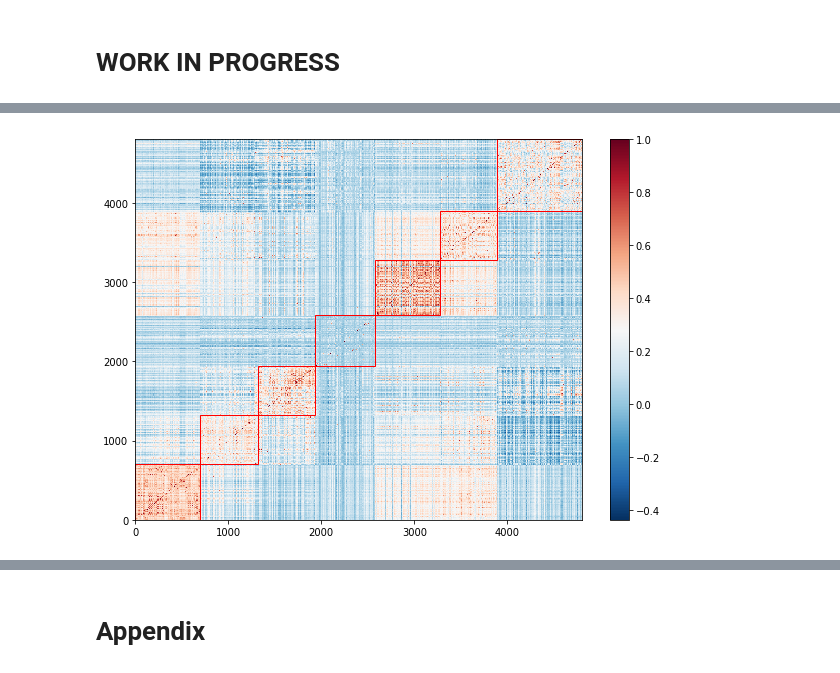
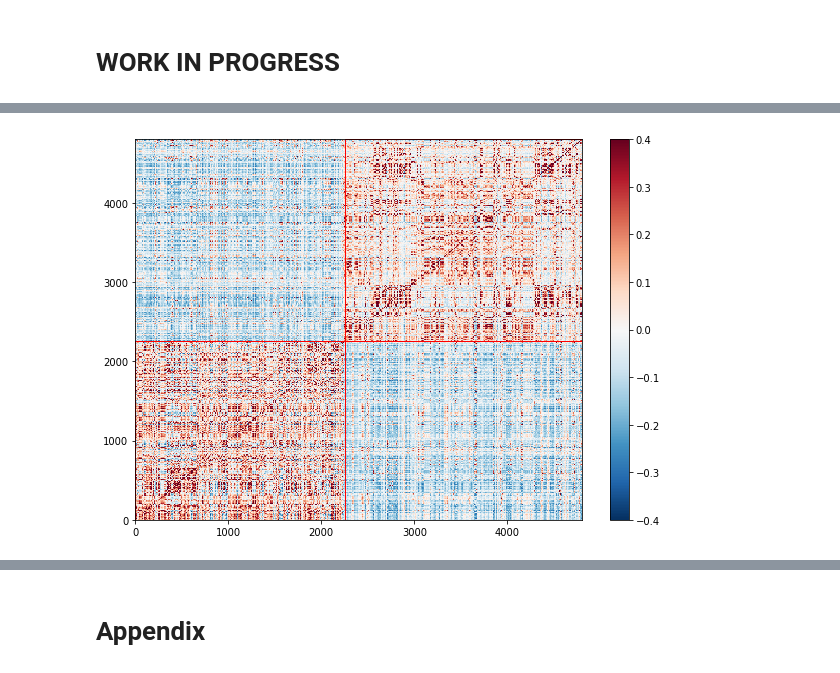
Before and after one commit to tsb46/BOLD_WAVES, a Jupyter notebook: study_demo.ipynb, the cells around one changed output, grey strips where cells are left out. Drawn from its saved outputs; the diff is of its cells as text; code cells hidden in the pictures.

```diff
--- a/study_demo.ipynb
+++ b/study_demo.ipynb
@@ -318,6 +317,0 @@ corr_mat = np.corrcoef(group_data_orig.T)
-# %%
-fig, ax = plt.subplots(figsize=(10,10))
-im = ax.imshow(corr_mat)
-# Create colorbar
-cbar = ax.figure.colorbar(im, ax=ax)
-plt.show()
@@ -329,12 +321,12 @@ from sklearn.decomposition import TruncatedSVD
 from matplotlib.patches import Rectangle
 # %%
 svd = TruncatedSVD(n_components=200)
-pcs = svd.fit_transform(zscore(group_data_orig.T))
+pcs = svd.fit_transform(zscore(group_data_orig).T)
 # %%
-gmm = GaussianMixture(n_components=7)
+gmm = GaussianMixture(n_components=2)
 labels = gmm.fit_predict(zscore(pcs.T).T)
 # %%
-def plot_sorted_corr_mat(corr_mat, cluster_assignments):
+def plot_sorted_corr_mat(corr_mat, cluster_assignments, cmin=None, cmax=None):
 	# Create sorting index from factor assignments
 	sort_indx = np.argsort(cluster_assignments)
 	sorted_vals = np.sort(cluster_assignments)
@@ -342,7 +334,7 @@ def plot_sorted_corr_mat(corr_mat, cluster_assignments):
 	sortedmat = [[corr_mat[i][j] for j in sort_indx] for i in sort_indx]
 	# Plot Distance Matrix
 	fig, ax = plt.subplots(figsize=(10,7))
-	c = plt.pcolormesh(sortedmat, cmap='RdBu_r')
+	c = plt.pcolormesh(sortedmat, cmap='RdBu_r', vmax=cmax, vmin=cmin)
 	fig.colorbar(c, ax=ax)
 	# Plot rectangular patches along diagnol to indicate factor assignments
 	for i in np.unique(sorted_vals):
@@ -354,9 +346,9 @@ def plot_sorted_corr_mat(corr_mat, cluster_assignments):
 		ax.add_patch(rect)
 	plt.show()
 # %%
-plot_sorted_corr_mat(corr_mat, labels)
+plot_sorted_corr_mat(corr_mat, labels, -0.4, 0.4)
 # %% [output]
-[figure, old version]
+[figure, new version]
 # %%
 from utils.utils import write_to_gifti
 write_to_gifti(labels.T[np.newaxis, :]+1, hdr, 'test_nogs', zero_mask)
```
Also changed, not shown: parts of 8 cells of this notebook, 9 other files.
